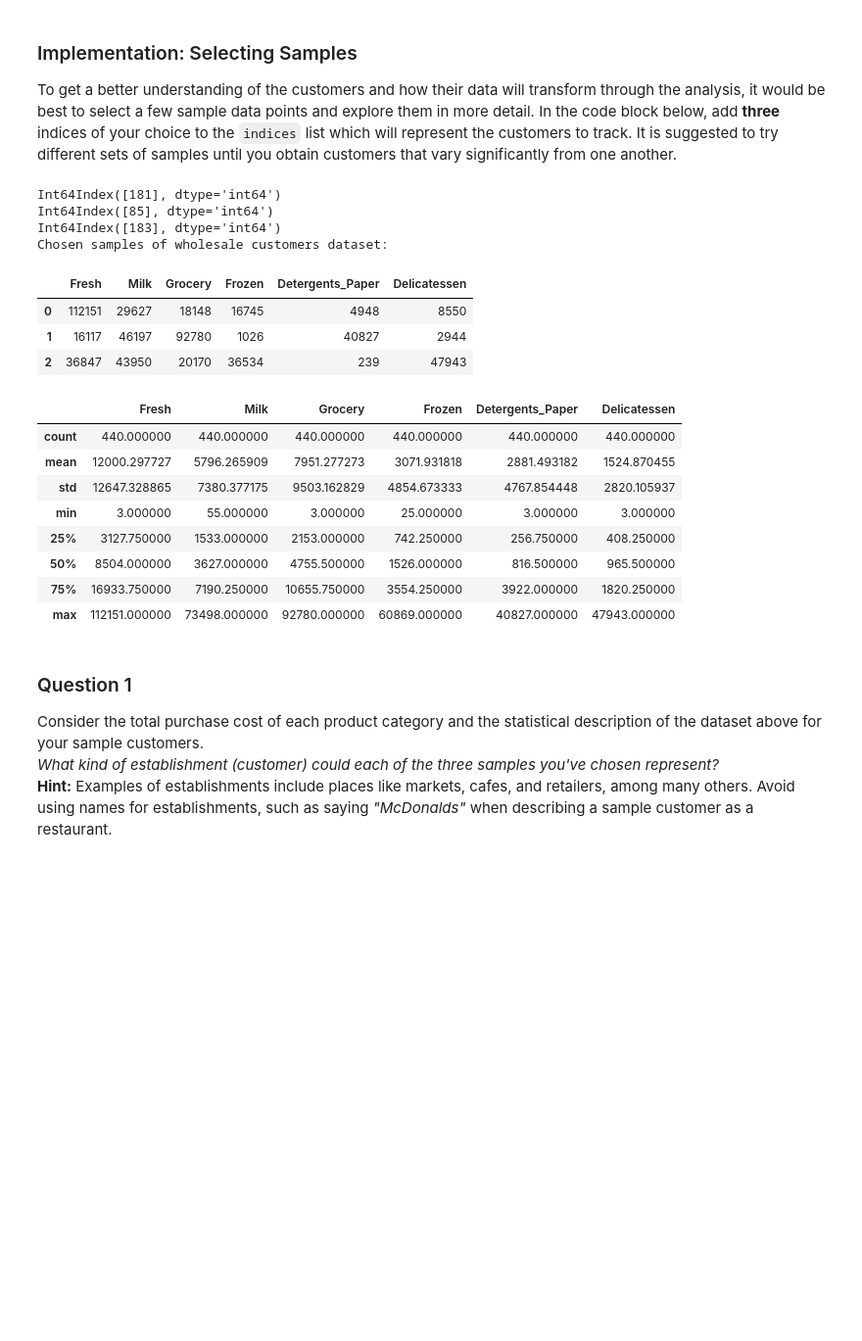
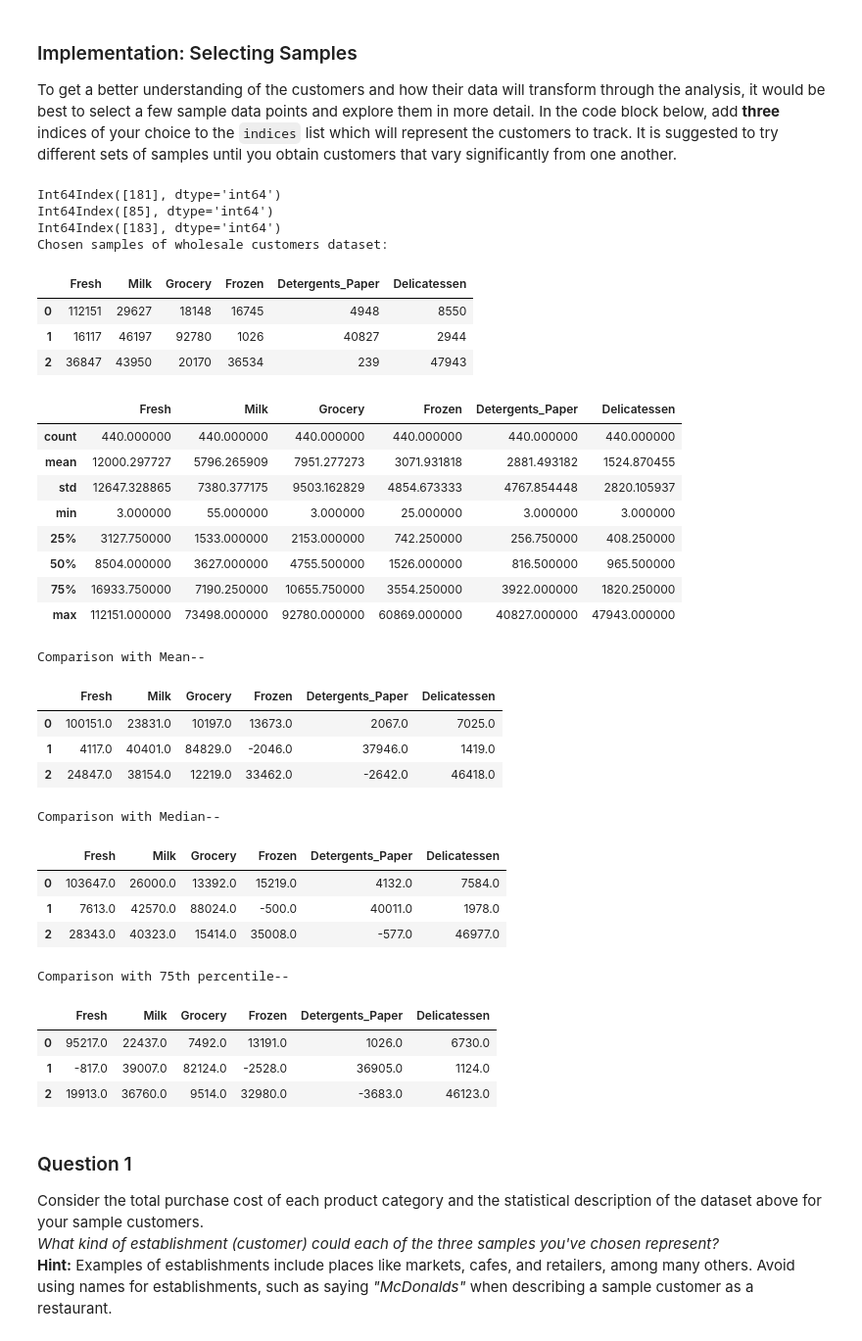
Before and after one commit to vharavu/unsupClust, a Jupyter notebook: customer_segments.ipynb, the cells around one changed output. Shown: that part at 98% size. Drawn from its saved outputs; the diff is of its cells as text; code cells hidden in the pictures; blank space fills up the shorter version.

```diff
--- a/customer_segments.ipynb
+++ b/customer_segments.ipynb
@@ -63,33 +63,54 @@ To get a better understanding of the customers and how their data will transform
 indices = []
 print data[(data['Fresh'] >= 100000)].index
 print data[(data['Detergents_Paper'] >= 40000)].index
 print data[(data['Delicatessen'] >= 45000)].index
 indices = [181, 85, 183]
 # Create a DataFrame of the chosen samples
 samples = pd.DataFrame(data.loc[indices], columns = data.keys()).reset_index(drop = True)
 #samples = pd.DataFrame(data.loc[indices], columns = data.keys())
 print "Chosen samples of wholesale customers dataset:"
 display(samples)
 
 display(data.describe()) # just to confirm nothing changed with the original
+print "\nComparison with Mean--"
+display(samples - np.round(data.mean()))
+print "\nComparison with Median--"
+display(samples - np.round(data.median()))
+print "\nComparison with 75th percentile--"
+display(samples - np.round(data.quantile(q=0.75)))
 # %% [output]
 Int64Index([181], dtype='int64')
 Int64Index([85], dtype='int64')
 Int64Index([183], dtype='int64')
 Chosen samples of wholesale customers dataset:
 |  | Fresh | Milk | Grocery | Frozen | Detergents_Paper | Delicatessen |
 | 0 | 112151 | 29627 | 18148 | 16745 | 4948 | 8550 |
 | 1 | 16117 | 46197 | 92780 | 1026 | 40827 | 2944 |
 | 2 | 36847 | 43950 | 20170 | 36534 | 239 | 47943 |
 |  | Fresh | Milk | Grocery | Frozen | Detergents_Paper | Delicatessen |
 | count | 440.000000 | 440.000000 | 440.000000 | 440.000000 | 440.000000 | 440.000000 |
 | mean | 12000.297727 | 5796.265909 | 7951.277273 | 3071.931818 | 2881.493182 | 1524.870455 |
 | std | 12647.328865 | 7380.377175 | 9503.162829 | 4854.673333 | 4767.854448 | 2820.105937 |
 | min | 3.000000 | 55.000000 | 3.000000 | 25.000000 | 3.000000 | 3.000000 |
 | 25% | 3127.750000 | 1533.000000 | 2153.000000 | 742.250000 | 256.750000 | 408.250000 |
 | 50% | 8504.000000 | 3627.000000 | 4755.500000 | 1526.000000 | 816.500000 | 965.500000 |
 | 75% | 16933.750000 | 7190.250000 | 10655.750000 | 3554.250000 | 3922.000000 | 1820.250000 |
 | max | 112151.000000 | 73498.000000 | 92780.000000 | 60869.000000 | 40827.000000 | 47943.000000 |
+Comparison with Mean--
+|  | Fresh | Milk | Grocery | Frozen | Detergents_Paper | Delicatessen |
+| 0 | 100151.0 | 23831.0 | 10197.0 | 13673.0 | 2067.0 | 7025.0 |
+| 1 | 4117.0 | 40401.0 | 84829.0 | -2046.0 | 37946.0 | 1419.0 |
+| 2 | 24847.0 | 38154.0 | 12219.0 | 33462.0 | -2642.0 | 46418.0 |
+Comparison with Median--
+|  | Fresh | Milk | Grocery | Frozen | Detergents_Paper | Delicatessen |
+| 0 | 103647.0 | 26000.0 | 13392.0 | 15219.0 | 4132.0 | 7584.0 |
+| 1 | 7613.0 | 42570.0 | 88024.0 | -500.0 | 40011.0 | 1978.0 |
+| 2 | 28343.0 | 40323.0 | 15414.0 | 35008.0 | -577.0 | 46977.0 |
+Comparison with 75th percentile--
+|  | Fresh | Milk | Grocery | Frozen | Detergents_Paper | Delicatessen |
+| 0 | 95217.0 | 22437.0 | 7492.0 | 13191.0 | 1026.0 | 6730.0 |
+| 1 | -817.0 | 39007.0 | 82124.0 | -2528.0 | 36905.0 | 1124.0 |
+| 2 | 19913.0 | 36760.0 | 9514.0 | 32980.0 | -3683.0 | 46123.0 |
 # %% [markdown]
 ### Question 1
 Consider the total purchase cost of each product category and the statistical description of the dataset above for your sample customers.
```
Also changed, not shown: parts of 7 cells of this notebook.
